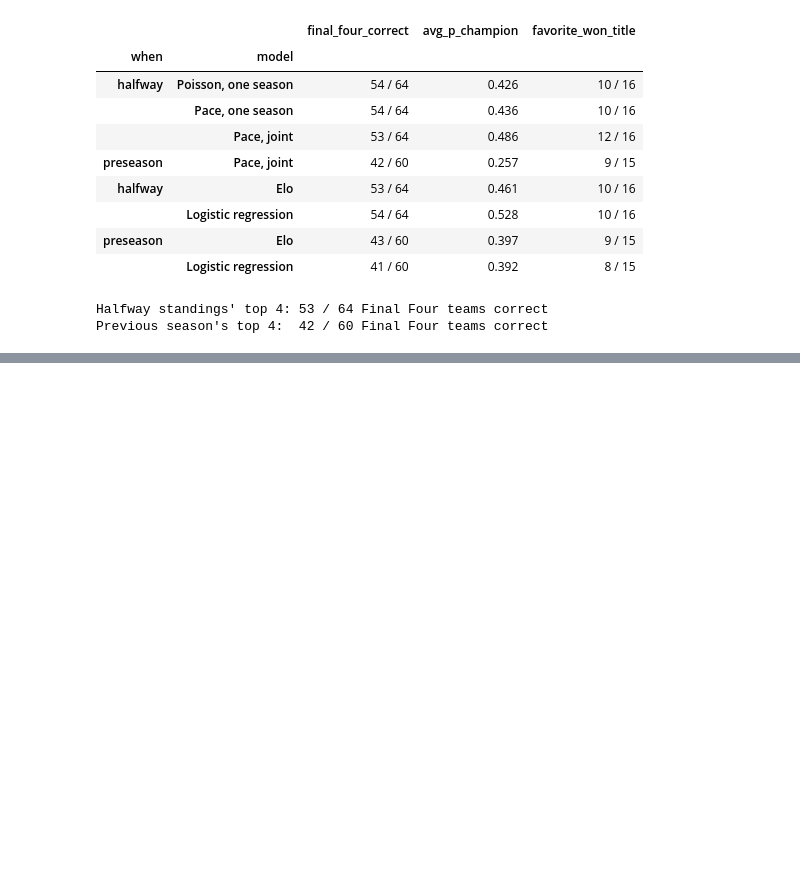
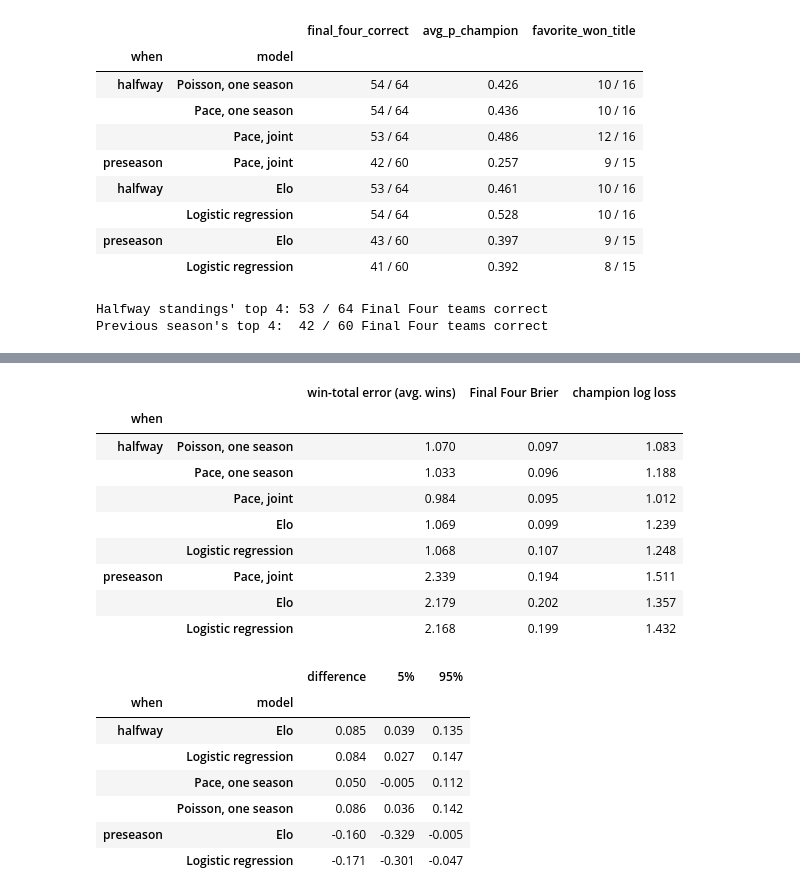
Before and after one commit to joshuacortez/bayesian-blog, a Jupyter notebook: uaap basketball across seasons.ipynb, the cells around one changed output, grey strips where cells are left out. Saved outputs shown, nothing was run; the diff lists cells and outputs as text; code cells hidden in the pictures; blank space fills up the shorter version.

```diff
--- a/uaap basketball across seasons.ipynb
+++ b/uaap basketball across seasons.ipynb
@@ -1134,0 +1123,46 @@ For the champion, the joint pace model's favorite at the halfway point won the t
+# %%
+def season_level(when):
+    t = bt_teams[bt_teams.when == when].merge(seasons[["season", "team", "wins"]], on=["season", "team"])
+    rows = {}
+    for model, x in t.groupby("model", sort=False):
+        rows[model] = {
+            "win-total error (avg. wins)": (x.expected_wins - x.wins).abs().mean(),
+            "Final Four Brier": ((x.p_final_four - x.in_final_four) ** 2).mean(),
+            "champion log loss": -np.log(x[x.champion].p_champion.clip(1e-3)).mean(),
+        }
+    return pd.DataFrame(rows).T.round(3)
+
+
+def win_total_differences(when, reference="Pace, joint", n_boot=4000):
+    # each model's average win-total error minus the reference model's, with a 90% interval from resampling seasons
+    t = bt_teams[bt_teams.when == when].merge(seasons[["season", "team", "wins"]], on=["season", "team"])
+    per_season = t.assign(miss=(t.expected_wins - t.wins).abs()).pivot_table(index="season", columns="model", values="miss")
+    diff = per_season.drop(columns=reference).sub(per_season[reference], axis=0)
+    picks = np.random.default_rng(RANDOM_SEED).integers(len(diff), size=(n_boot, len(diff)))
+    boots = diff.values[picks].mean(axis=1)
+    return pd.DataFrame(
+        {"difference": diff.mean(), "5%": np.quantile(boots, 0.05, axis=0), "95%": np.quantile(boots, 0.95, axis=0)}
+    ).round(3)
+
+
+display(pd.concat({when: season_level(when) for when in ["halfway", "preseason"]}, names=["when"]))
+pd.concat({when: win_total_differences(when) for when in ["halfway", "preseason"]}, names=["when"])
+# %% [output]
+|  |  | win-total error (avg. wins) | Final Four Brier | champion log loss |
+| when |  |  |  |  |
+| halfway | Poisson, one season | 1.070 | 0.097 | 1.083 |
+|  | Pace, one season | 1.033 | 0.096 | 1.188 |
+|  | Pace, joint | 0.984 | 0.095 | 1.012 |
+|  | Elo | 1.069 | 0.099 | 1.239 |
+|  | Logistic regression | 1.068 | 0.107 | 1.248 |
+| preseason | Pace, joint | 2.339 | 0.194 | 1.511 |
+|  | Elo | 2.179 | 0.202 | 1.357 |
+|  | Logistic regression | 2.168 | 0.199 | 1.432 |
+|  |  | difference | 5% | 95% |
+| when | model |  |  |  |
+| halfway | Elo | 0.085 | 0.039 | 0.135 |
+|  | Logistic regression | 0.084 | 0.027 | 0.147 |
+|  | Pace, one season | 0.050 | -0.005 | 0.112 |
+|  | Poisson, one season | 0.086 | 0.036 | 0.142 |
+| preseason | Elo | -0.160 | -0.329 | -0.005 |
+|  | Logistic regression | -0.171 | -0.301 | -0.047 |
```
Also changed, not shown: parts of 17 cells of this notebook.
